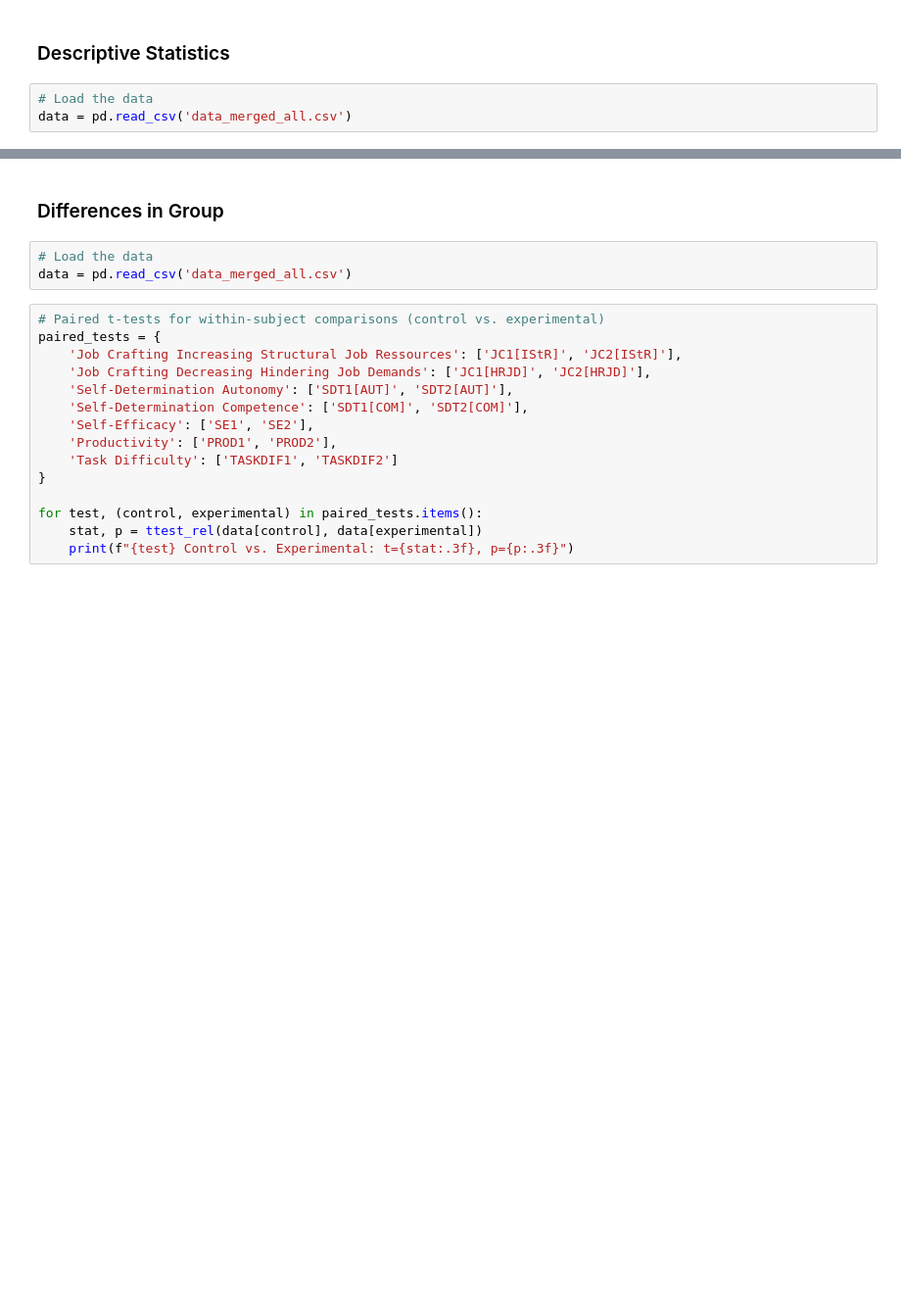
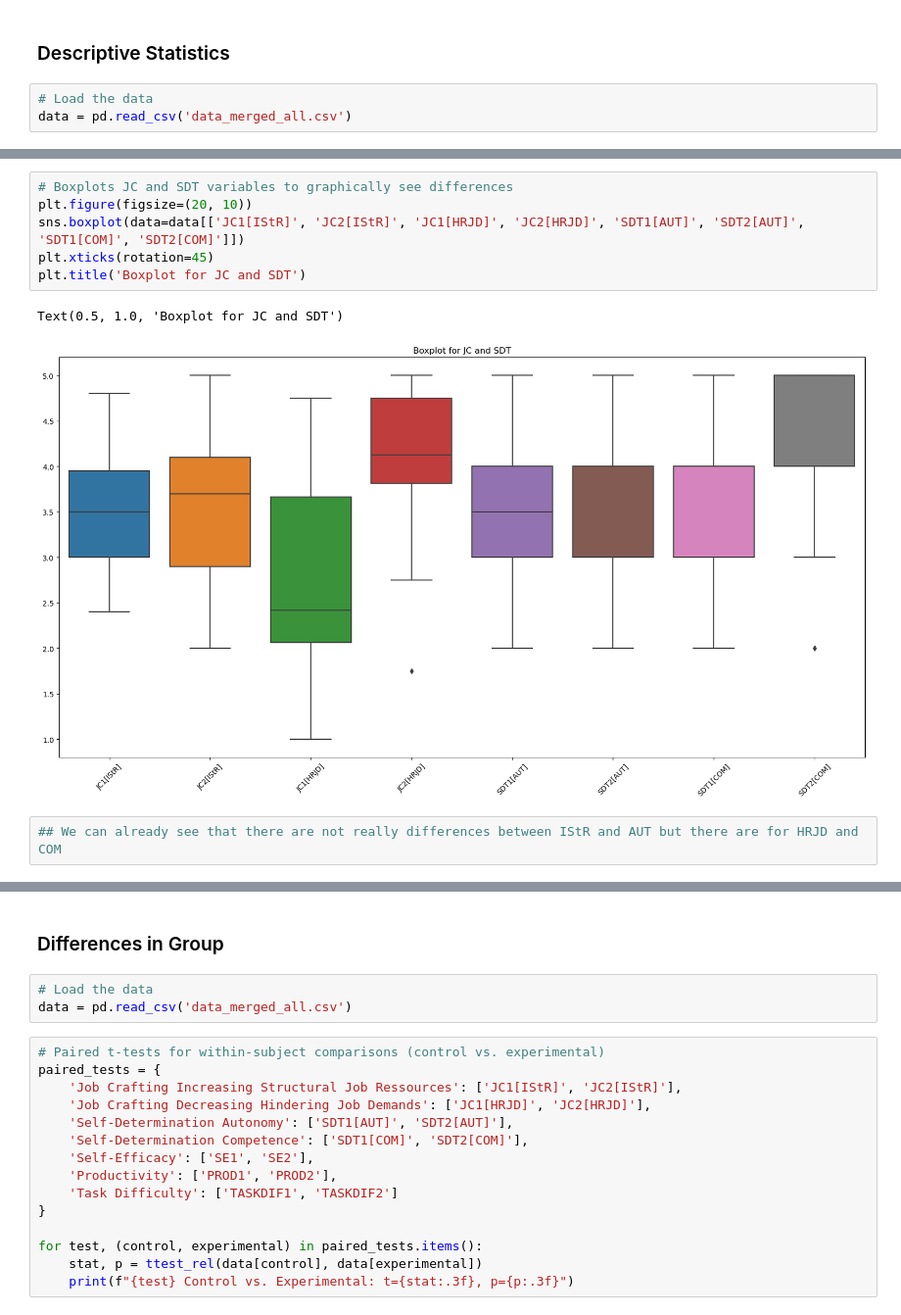
Before and after one commit to franci-03/DataAnalysis, a Jupyter notebook: 03_Validation/validation-analysis.ipynb, the cells around one changed output, grey strips where cells are left out. Shown at 98% size. Cells and saved outputs as stored; diff of their text form; blank space fills up the shorter version.

Commit message:
Group Differences

```diff
--- a/03_Validation/validation-analysis.ipynb
+++ b/03_Validation/validation-analysis.ipynb
@@ -181,0 +131,11 @@ print("\nKurtosis:\n", kurtosis_values)
+# %%
+# Boxplots JC and SDT variables to graphically see differences
+plt.figure(figsize=(20, 10))
+sns.boxplot(data=data[['JC1[IStR]', 'JC2[IStR]', 'JC1[HRJD]', 'JC2[HRJD]', 'SDT1[AUT]', 'SDT2[AUT]', 'SDT1[COM]', 'SDT2[COM]']])
+plt.xticks(rotation=45)
+plt.title('Boxplot for JC and SDT')
+# %% [output]
+Text(0.5, 1.0, 'Boxplot for JC and SDT')
+[figure, added]
+# %%
+## We can already see that there are not really differences between IStR and AUT but there are for HRJD and COM
```
Also changed, not shown: parts of 55 cells of this notebook.
